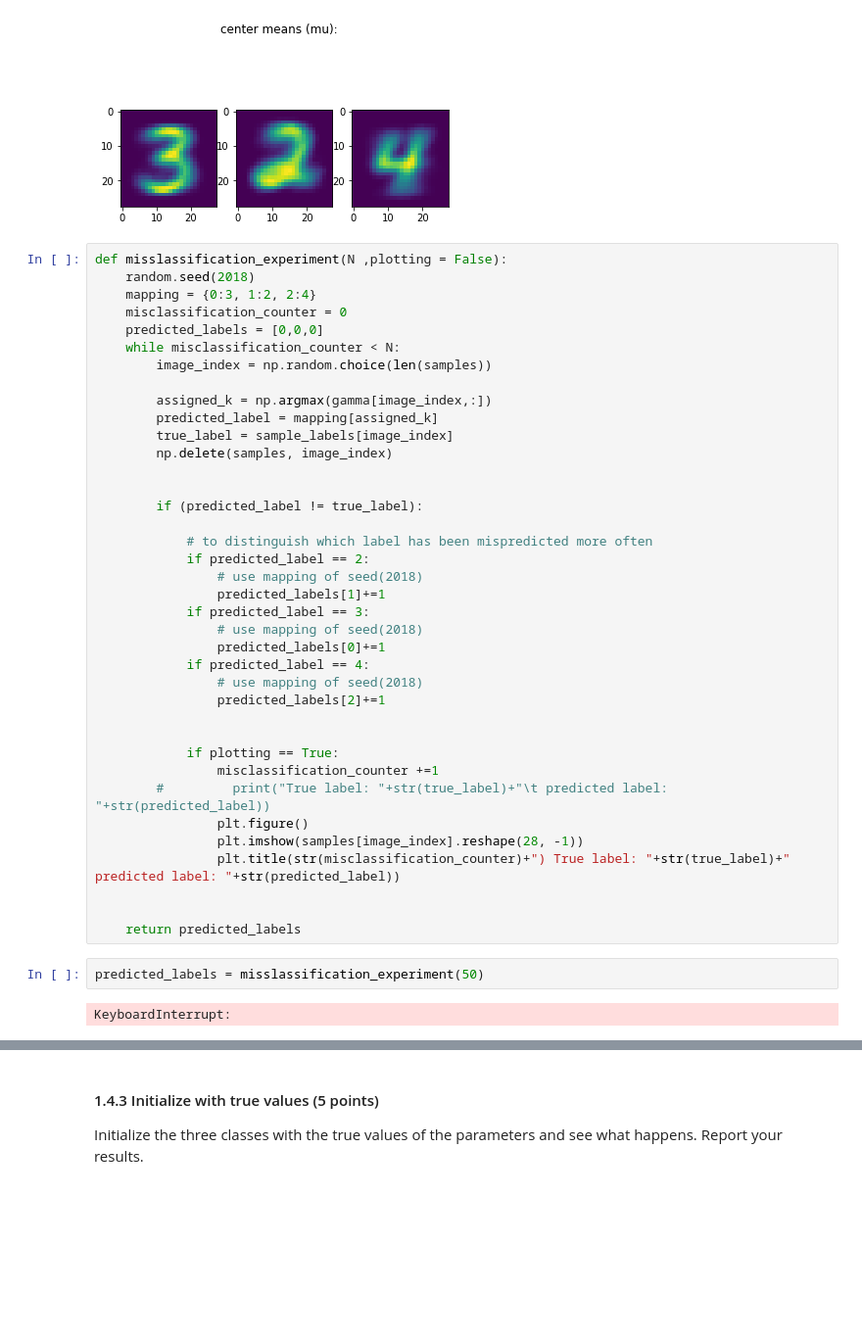
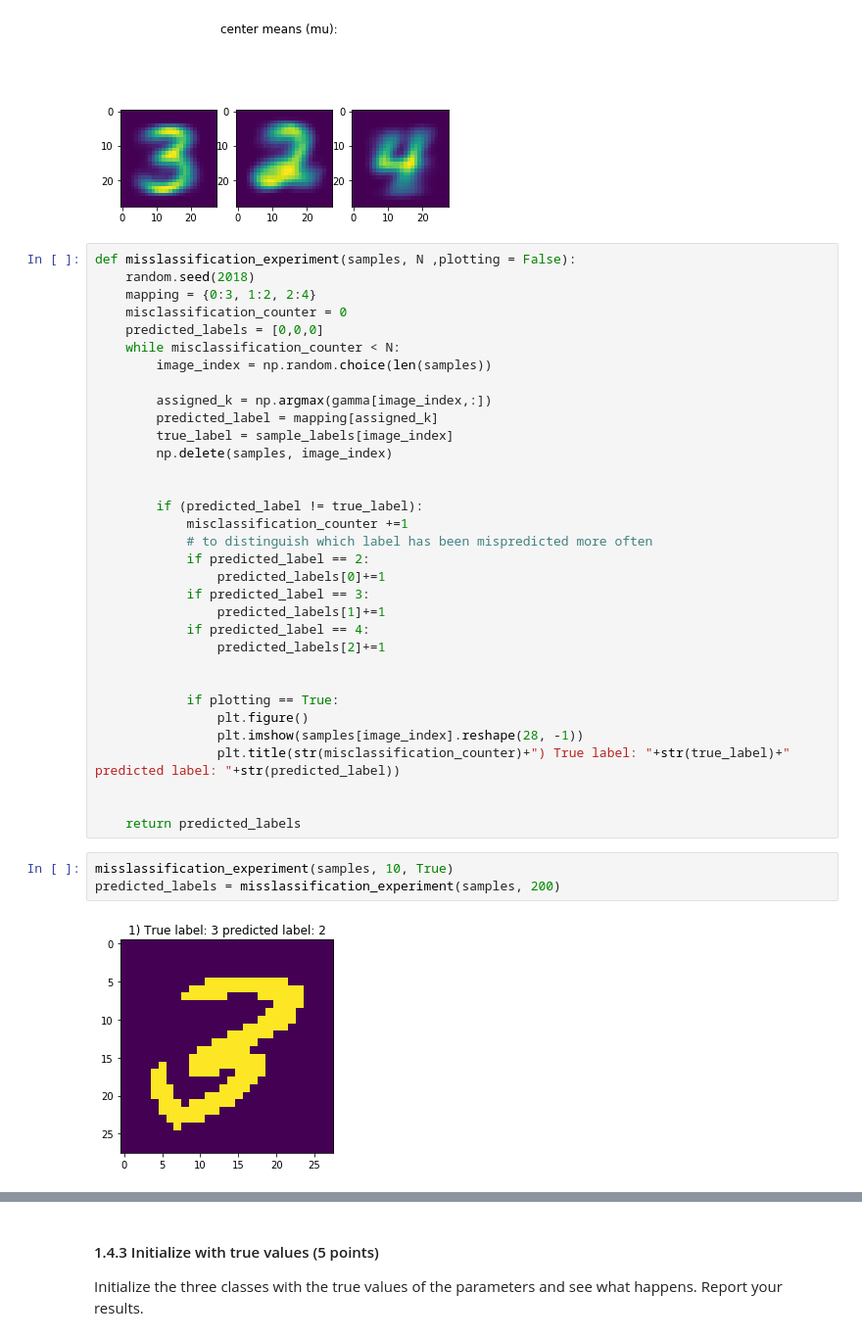
Before and after one commit to JappaB/ML2, a Jupyter notebook: lab3/10260250_10437215_lab3.ipynb, the cells around one changed output, grey strips where cells are left out. Shown at 98% size. Saved outputs shown, nothing was run; the diff lists cells and outputs as text; blank space fills up the shorter version.

```diff
--- a/lab3/10260250_10437215_lab3.ipynb
+++ b/lab3/10260250_10437215_lab3.ipynb
@@ -405,7 +405,7 @@ Mixing coefficients:  [0.337 0.306 0.356]
 True mixing coefficients:  [0.333 0.333 0.333]
 [figure]
 # %%
-def misslassification_experiment(N ,plotting = False):
+def misslassification_experiment(samples, N ,plotting = False):
     random.seed(2018)
     mapping = {0:3, 1:2, 2:4}
     misclassification_counter = 0
@@ -420,29 +420,25 @@ def misslassification_experiment(N ,plotting = False):
 
 
         if (predicted_label != true_label):
-
+            misclassification_counter +=1
             # to distinguish which label has been mispredicted more often
             if predicted_label == 2:
-                # use mapping of seed(2018)
+                predicted_labels[0]+=1
+            if predicted_label == 3:
                 predicted_labels[1]+=1
-            if predicted_label == 3:
-                # use mapping of seed(2018)
-                predicted_labels[0]+=1
             if predicted_label == 4:
-                # use mapping of seed(2018)
                 predicted_labels[2]+=1
 
 
             if plotting == True:
-                misclassification_counter +=1
-        #         print("True label: "+str(true_label)+"\t predicted label: "+str(predicted_label))
                 plt.figure()
                 plt.imshow(samples[image_index].reshape(28, -1))
                 plt.title(str(misclassification_counter)+") True label: "+str(true_label)+" predicted label: "+str(predicted_label))
 
 
     return predicted_labels
-# %%
-predicted_labels = misslassification_experiment(50)
-# %% [output]
-KeyboardInterrupt:
+# %%
+misslassification_experiment(samples, 10, True)
+predicted_labels = misslassification_experiment(samples, 200)
+# %% [output]
+[figure, added]
```
Also changed, not shown: parts of 4 cells of this notebook.
